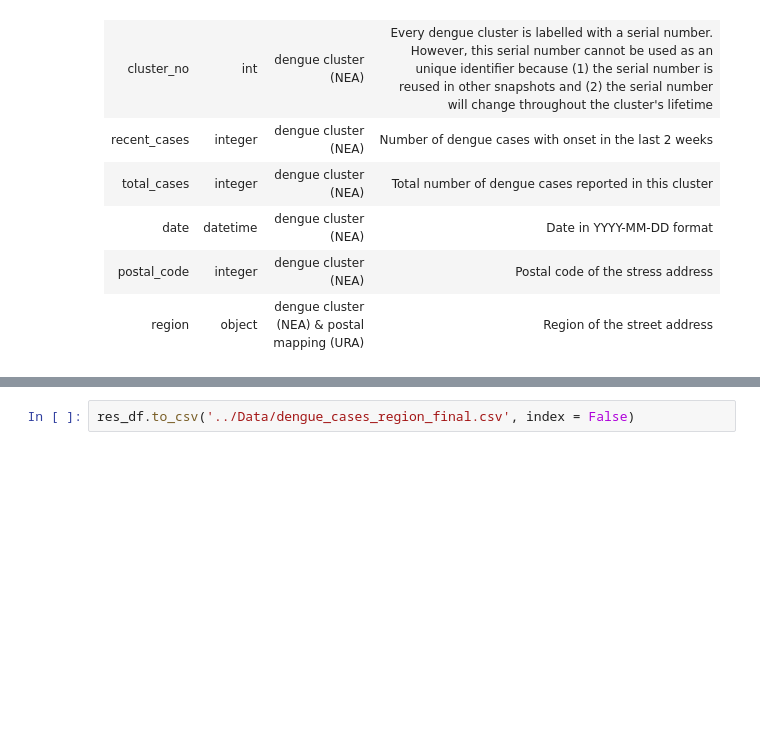
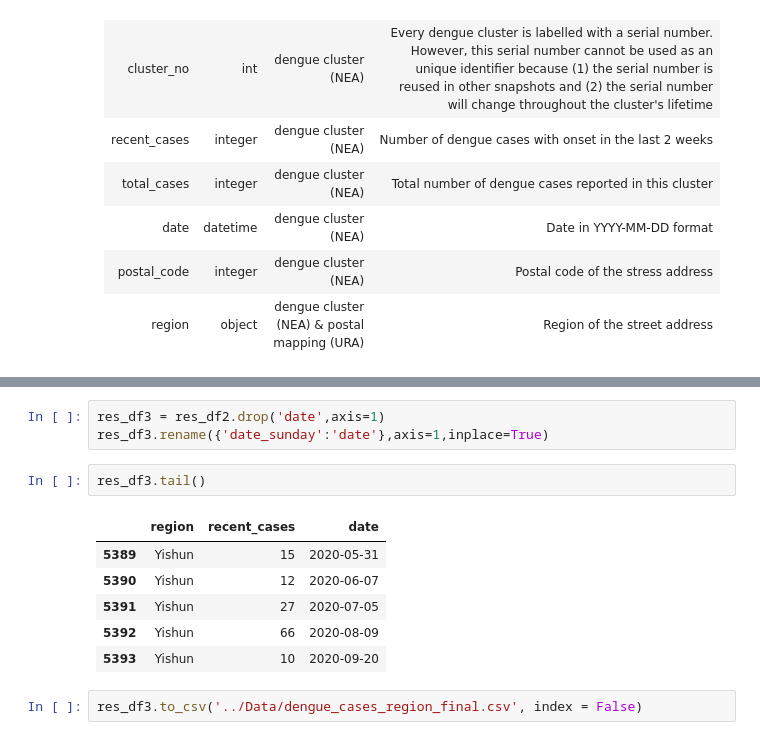
Before and after one commit to kyzeong/Singapore-Dengue-Case-Prediction, a Jupyter notebook: Code/dengue_cases_cleaning.ipynb, the cells around one changed output, grey strips where cells are left out. Saved outputs shown, nothing was run; the diff lists cells and outputs as text; blank space fills up the shorter version.

```diff
--- a/Code/dengue_cases_cleaning.ipynb
+++ b/Code/dengue_cases_cleaning.ipynb
@@ -375,2 +431,14 @@ res_df.head()
+# %%
+res_df3 = res_df2.drop('date',axis=1)
+res_df3.rename({'date_sunday':'date'},axis=1,inplace=True)
+# %%
+res_df3.tail()
+# %% [output]
+|  | region | recent_cases | date |
+| 5389 | Yishun | 15 | 2020-05-31 |
+| 5390 | Yishun | 12 | 2020-06-07 |
+| 5391 | Yishun | 27 | 2020-07-05 |
+| 5392 | Yishun | 66 | 2020-08-09 |
+| 5393 | Yishun | 10 | 2020-09-20 |
 # %%
-res_df.to_csv('../Data/dengue_cases_region_final.csv', index = False)
+res_df3.to_csv('../Data/dengue_cases_region_final.csv', index = False)
```
Also changed, not shown: parts of 12 cells of this notebook, 1 other file.
